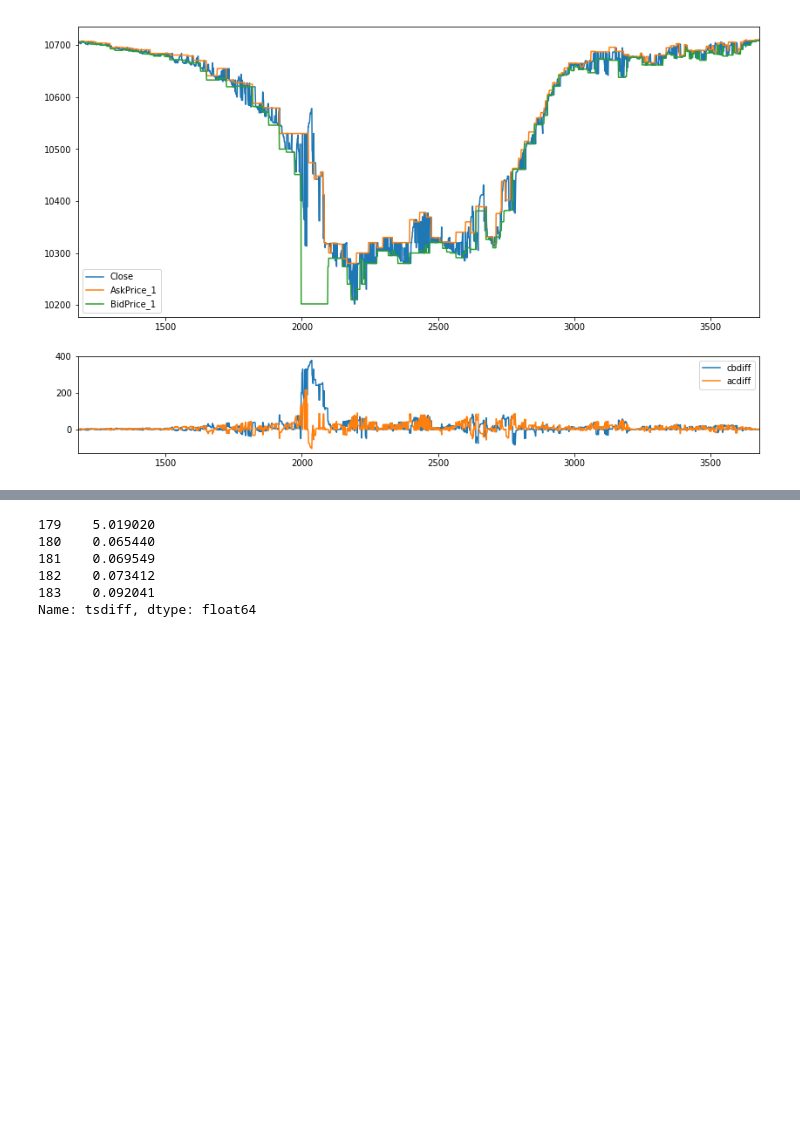
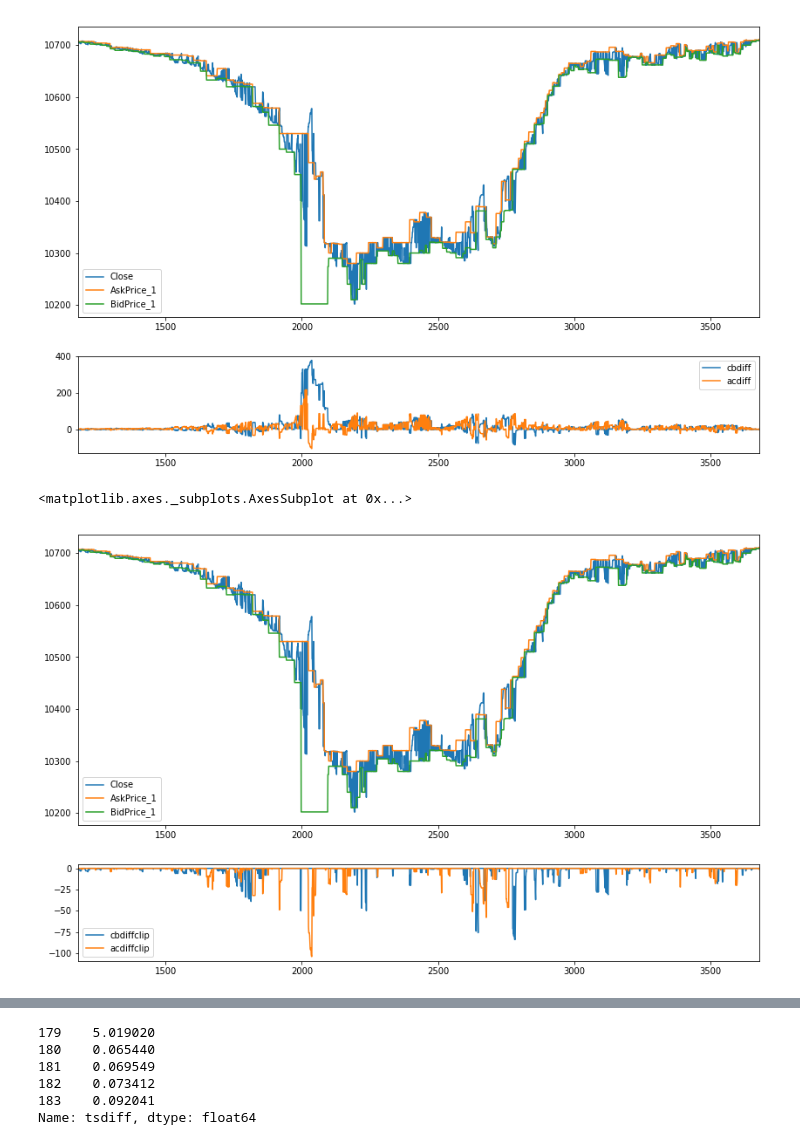
Before and after one commit to Yvictor/FlashCrash, a Jupyter notebook: 20190703TX.ipynb, the cells around one changed output, grey strips where cells are left out. Drawn from its saved outputs; the diff is of its cells as text; code cells hidden in the pictures; blank space fills up the shorter version.

Commit message:
update bidask n chart

```diff
--- a/20190703TX.ipynb
+++ b/20190703TX.ipynb
@@ -148,3 +148,24 @@ df_tickba['cbdiff'] = df_tickba['Close'] - df_tickba['BidPrice_1']
 df_tickba['acdiff'] = df_tickba['AskPrice_1'] - df_tickba['Close']
 # %%
 df_tickba['abdiff'] = df_tickba['AskPrice_1'] - df_tickba['BidPrice_1']
+# %%
+df_tickba['cbdiffclip'] = df_tickba['cbdiff'].clip(upper=0)
+df_tickba['acdiffclip'] = df_tickba['acdiff'].clip(upper=0)
+# %%
+n = 3
+df_tickba[f'cbdiffclip{n}'] = (df_tickba['Close'] - df_tickba[f'BidPrice_{n}']).clip(upper=0)
+df_tickba[f'acdiffclip{n}'] = (df_tickba[f'AskPrice_{n}'] - df_tickba['Close']).clip(upper=0)
+# %%
+n = 5
+df_tickba[f'cbdiffclip{n}'] = (df_tickba['Close'] - df_tickba[f'BidPrice_{n}']).clip(upper=0)
+df_tickba[f'acdiffclip{n}'] = (df_tickba[f'AskPrice_{n}'] - df_tickba['Close']).clip(upper=0)
+# %%
+fig, ax = plt.subplots(nrows=2, gridspec_kw={'height_ratios':[3, 1]})
+st, ed = 1000, 3500
+df_tickba.iloc[st:ed][['Close']].plot(ax=ax[0], figsize=(14, 9))
+df_tickba.iloc[st:ed][['AskPrice_1']].plot(ax=ax[0])
+df_tickba.iloc[st:ed][['BidPrice_1']].plot(ax=ax[0])
+df_tickba.iloc[st:ed][['cbdiffclip', 'acdiffclip']].plot(ax=ax[1])
+# %% [output]
+<matplotlib.axes._subplots.AxesSubplot at 0x...>
+[figure, added]
```
Also changed, not shown: parts of 2 cells of this notebook.
